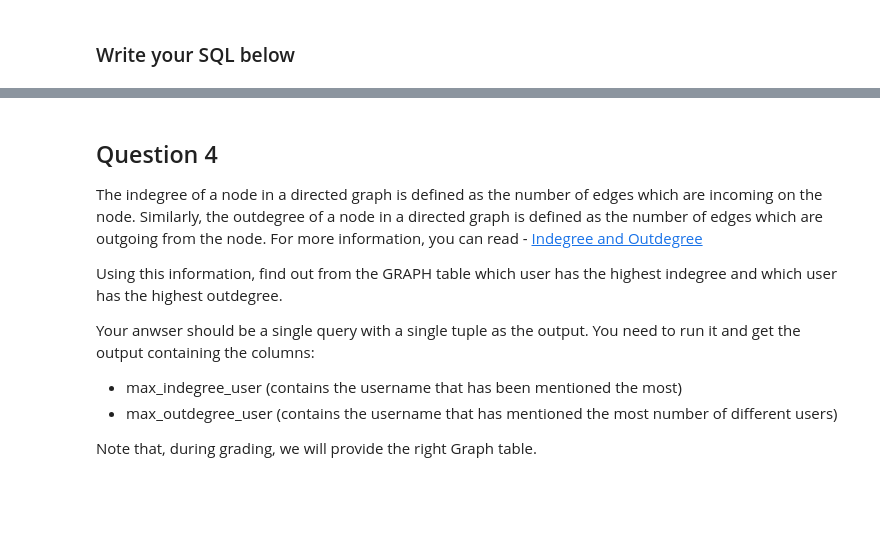
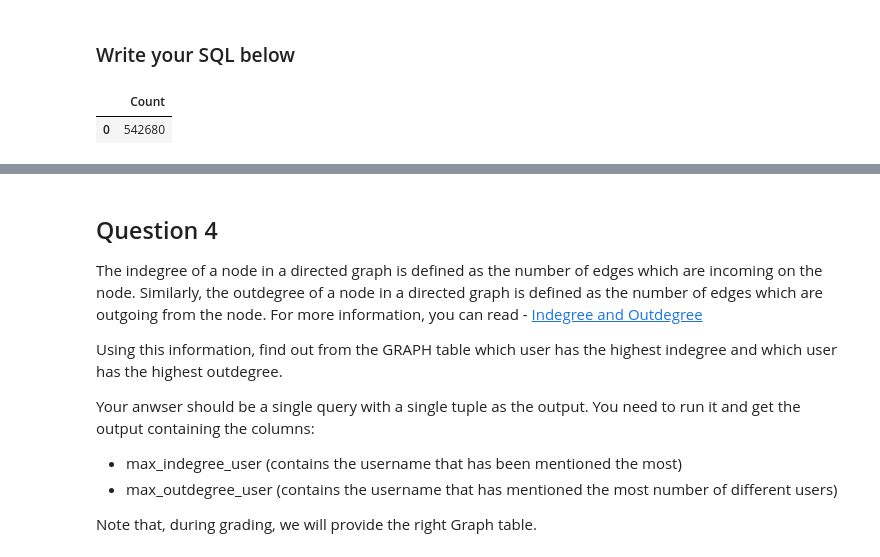
Before and after one commit to nairaaltunkeser/project2, a Jupyter notebook: project2.ipynb, the cells around one changed output, grey strips where cells are left out. Cells and saved outputs as stored; diff of their text form; code cells hidden in the pictures; blank space fills up the shorter version.

```diff
--- a/project2.ipynb
+++ b/project2.ipynb
@@ -209,3 +204,18 @@ runq(q3)
+# %%
+q3 = """
+DROP TABLE IF EXISTS Graph;
+
+CREATE TABLE IF NOT EXISTS Graph AS
+SELECT DISTINCT twitter_username AS src, REGEXP_EXTRACT(text, '@([a-zA-Z0-9_]+)', 1)AS dst
+FROM tweets
+WHERE text LIKE '%@%' AND twitter_username IS NOT NULL AND REGEXP_EXTRACT(text, '@([a-zA-Z0-9_]+)', 1) IS NOT NULL;
+
+"""
+
+runq(q3)
+# %% [output]
+|  | Count |
+| 0 | 542680 |
 # %%
 # don't modify this cell!
 # test if the created table is readable
```
Also changed, not shown: parts of 3 cells of this notebook.
